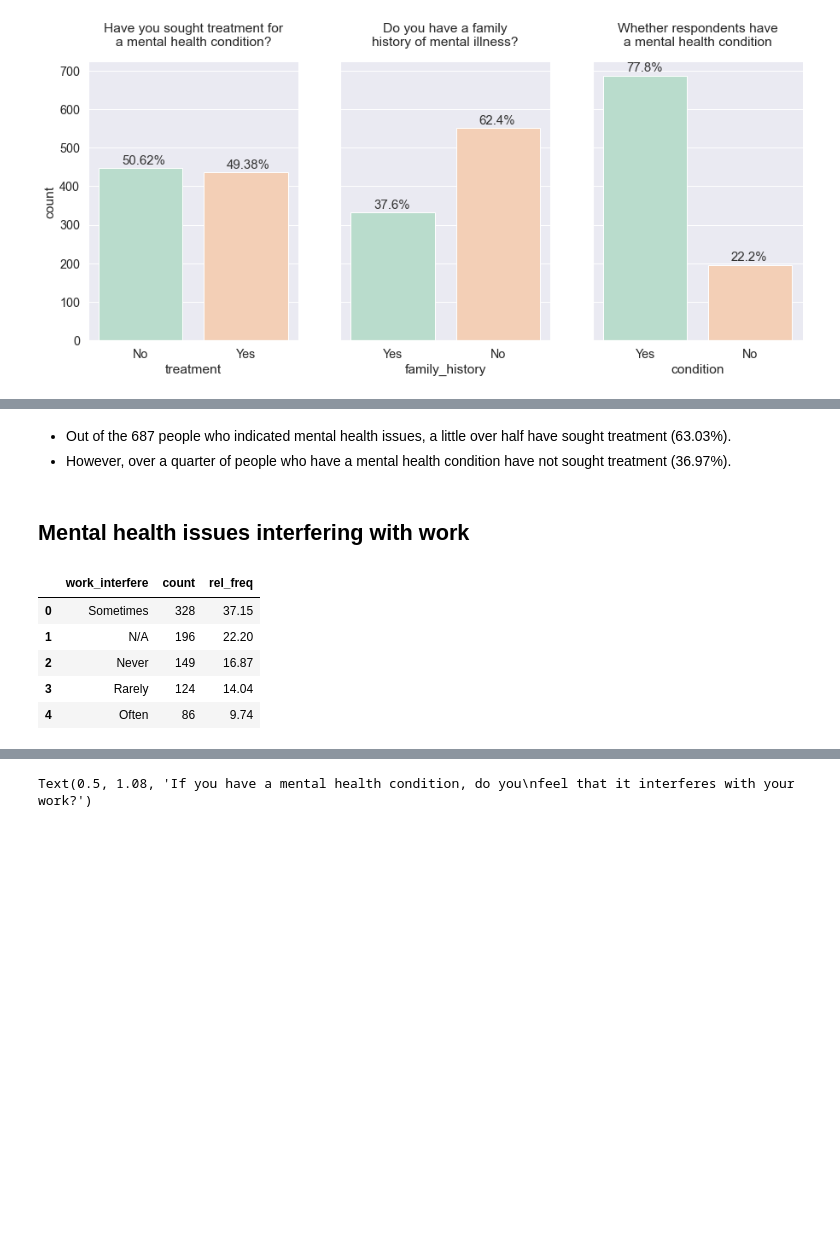
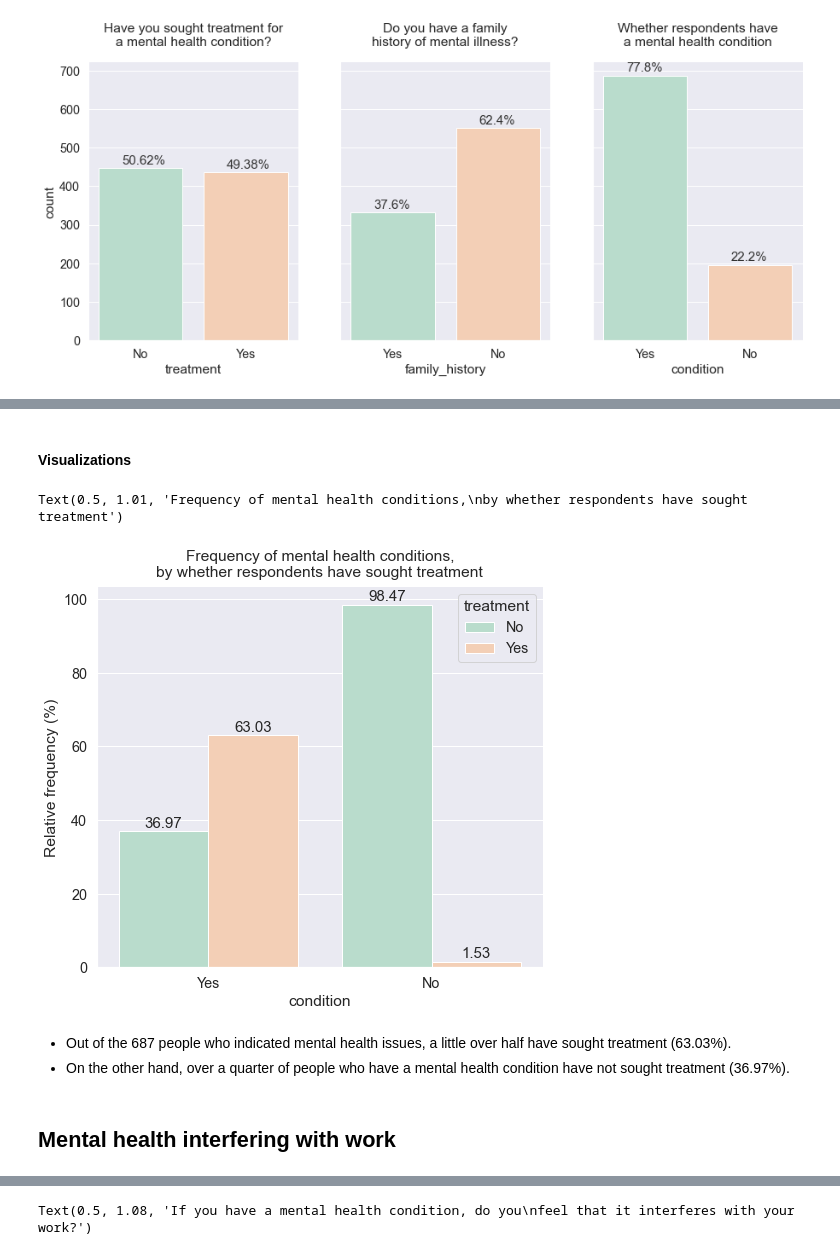
Before and after one commit to cltomiyama/MentalHealthSurvey_analysis, a Jupyter notebook: analysis/gale/analysis_notebook_gc.ipynb, the cells around one changed output, grey strips where cells are left out. Saved outputs shown, nothing was run; the diff lists cells and outputs as text; code cells hidden in the pictures; blank space fills up the shorter version.

```diff
--- a/analysis/gale/analysis_notebook_gc.ipynb
+++ b/analysis/gale/analysis_notebook_gc.ipynb
@@ -203,31 +244,25 @@ cond_seektreatment_groups
+# %% [markdown]
+#### Visualizations
 # %%
 # Reference: https://www.geeksforgeeks.org/how-to-annotate-bars-in-barplot-with-matplotlib-in-python/
 
 fig, ax = plt.subplots(figsize=(8,7))
-g = sns.barplot(data=cond_seektreatment_index, x='condition', y='rel_freq', hue='treatment', order=('Yes', 'No'))
+g = sns.barplot(data=cond_seektreatment_index, x='condition', y='withingrp_relfreq', hue='treatment', order=('Yes', 'No'))
 
 for bar in g.patches:
     g.annotate(format(bar.get_height(), '.2f'),
                    (bar.get_x() + bar.get_width() / 2,
                     bar.get_height()), ha='center', va='center',
                    size=15, xytext=(0, 8),
                    textcoords='offset points')
 
+plt.ylabel('Relative frequency (%)')
 plt.title('Frequency of mental health conditions,\nby whether respondents have sought treatment', y=1.01)
+# %% [output]
+Text(0.5, 1.01, 'Frequency of mental health conditions,\nby whether respondents have sought treatment')
+[figure, added]
 # %% [markdown]
 - Out of the 687 people who indicated mental health issues, a little over half have sought treatment (63.03%).
-- However, over a quarter of people who have a mental health condition have not sought treatment (36.97%).
+- On the other hand, over a quarter of people who have a mental health condition have not sought treatment (36.97%).
 # %% [markdown]
-## Mental health issues interfering with work
+## Mental health interfering with work
-# %%
-# counts and relative frequencies
-
-interfere = pfg.count_rel_freq_df(mh0,'work_interfere')
-interfere
-# %% [output]
-|  | work_interfere | count | rel_freq |
-| 0 | Sometimes | 328 | 37.15 |
-| 1 | N/A | 196 | 22.20 |
-| 2 | Never | 149 | 16.87 |
-| 3 | Rarely | 124 | 14.04 |
-| 4 | Often | 86 | 9.74 |
```
Also changed, not shown: parts of 49 cells of this notebook.
